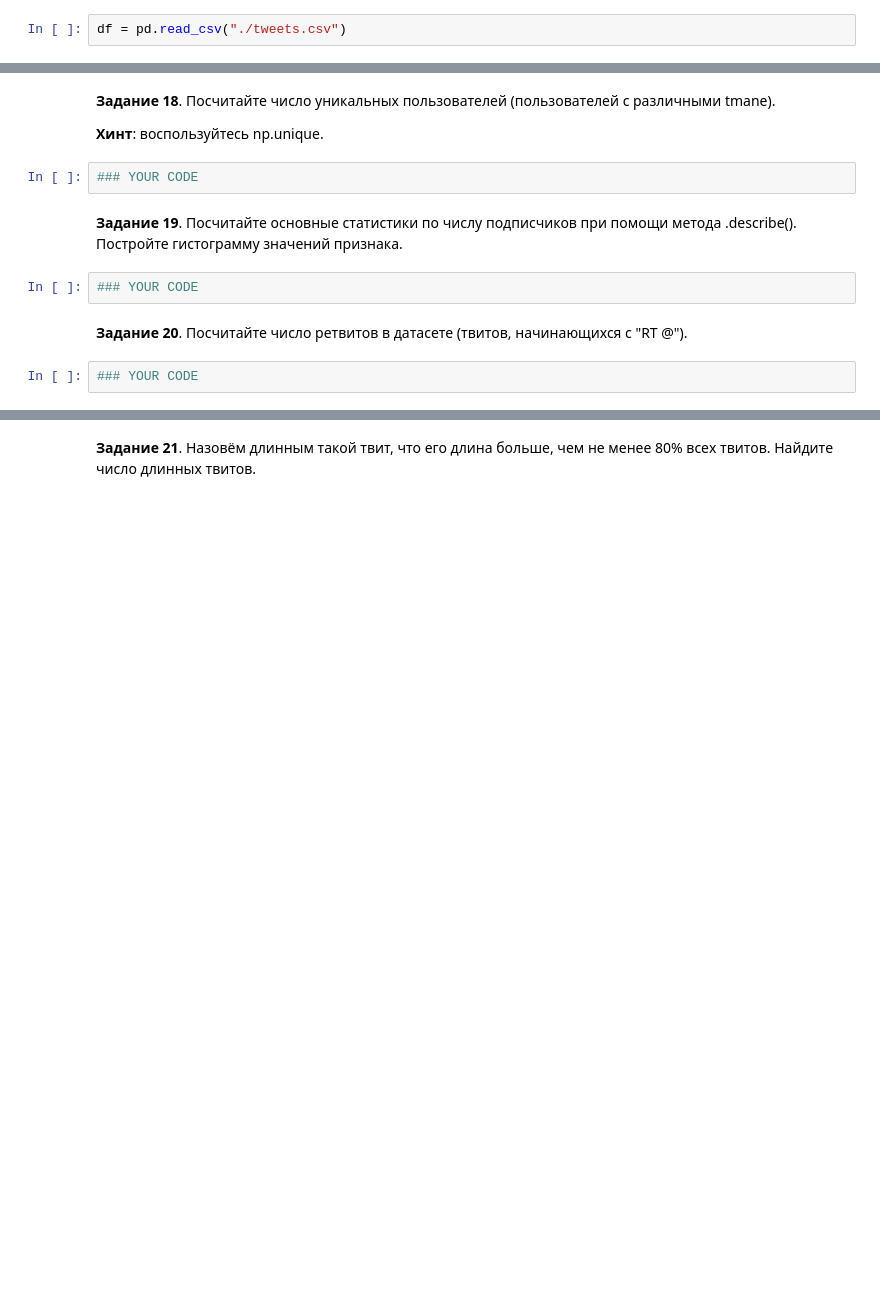
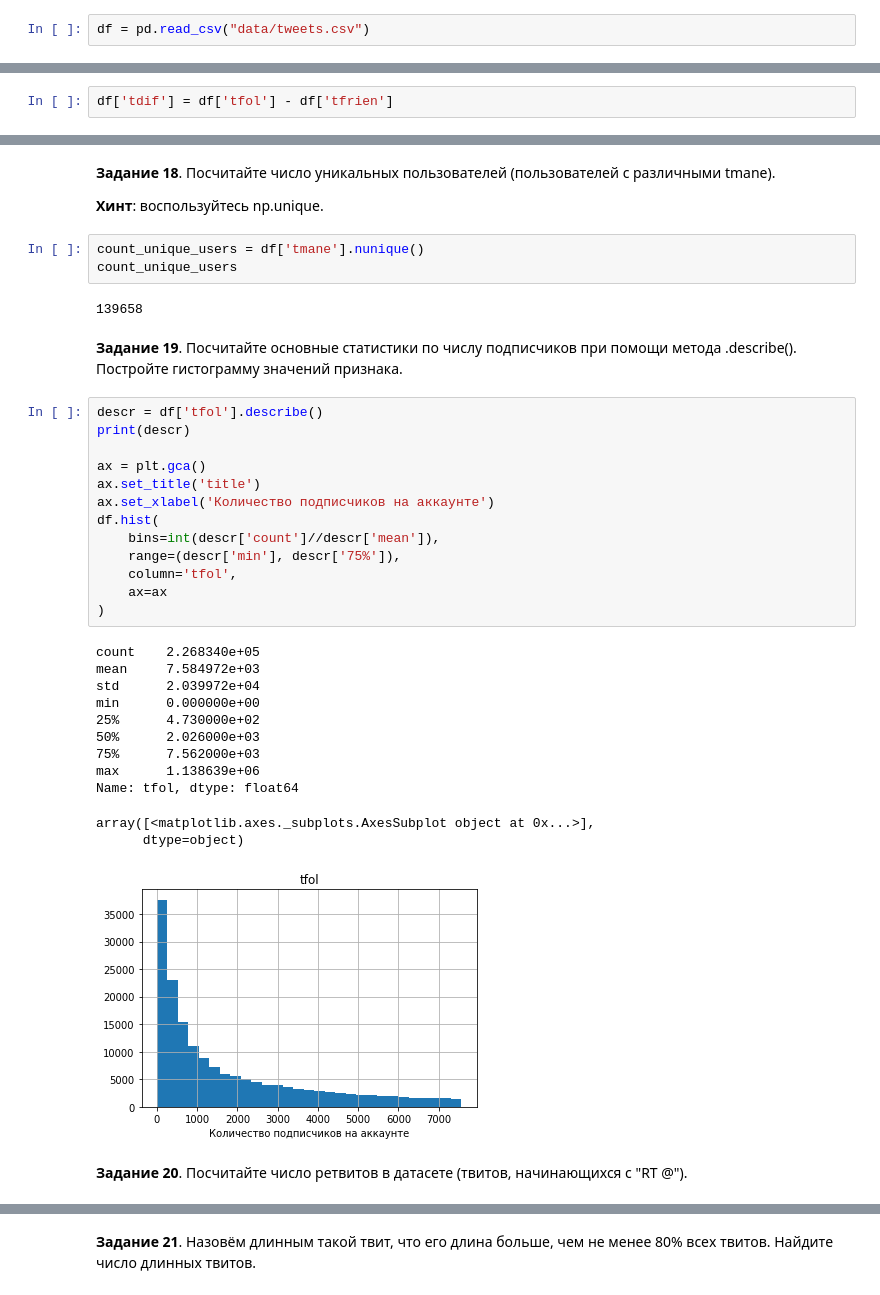
Before and after one commit to GorillazZz1/ml-course-hse-2020, a Jupyter notebook: hw1.ipynb, the cells around one changed output, grey strips where cells are left out. Drawn from its saved outputs; the diff is of its cells as text; blank space fills up the shorter version.

Commit message:
statred tweets analysis\ TODO:21, 22, (23)

```diff
--- a/hw1.ipynb
+++ b/hw1.ipynb
@@ -644,2 +642,2 @@ exec(sys.stdin.read())
 # %%
-df = pd.read_csv("./tweets.csv")
+df = pd.read_csv("data/tweets.csv")
@@ -654,2 +655,4 @@ __Задание 16__. Создайте колонку 'tdif', равную ра
+# %%
+df['tdif'] = df['tfol'] - df['tfrien']
 # %% [markdown]
 __Задание 16__. Создайте датафрейм, в котором остались только строки с чётными номерами, и пронумеруйте их начиная с 0.
@@ -663,13 +670,38 @@ __Задание 17__. Создайте датафрейм, в котором о
 __Задание 18__. Посчитайте число уникальных пользователей (пользователей с различными tmane).
 
 __Хинт__: воспользуйтесь np.unique.
-# %%
-### YOUR CODE
+# %%
+count_unique_users = df['tmane'].nunique()
+count_unique_users
+# %% [output]
+139658
 # %% [markdown]
 __Задание 19__. Посчитайте основные статистики по числу подписчиков при помощи метода .describe(). Постройте гистограмму значений признака.
-# %%
-### YOUR CODE
+# %%
+descr = df['tfol'].describe()
+print(descr)
+
+ax = plt.gca()
+ax.set_title('title')
+ax.set_xlabel('Количество подписчиков на аккаунте')
+df.hist(
+    bins=int(descr['count']//descr['mean']),
+    range=(descr['min'], descr['75%']),
+    column='tfol',
+    ax=ax
+)
+# %% [output]
+count    2.268340e+05
+mean     7.584972e+03
+std      2.039972e+04
+min      0.000000e+00
+25%      4.730000e+02
+50%      2.026000e+03
+75%      7.562000e+03
+max      1.138639e+06
+Name: tfol, dtype: float64
+array([<matplotlib.axes._subplots.AxesSubplot object at 0x...>],
+      dtype=object)
+[figure, added]
 # %% [markdown]
 __Задание 20__. Посчитайте число ретвитов в датасете (твитов, начинающихся с "RT @").
-# %%
-### YOUR CODE
```
Also changed, not shown: parts of 9 cells of this notebook.
